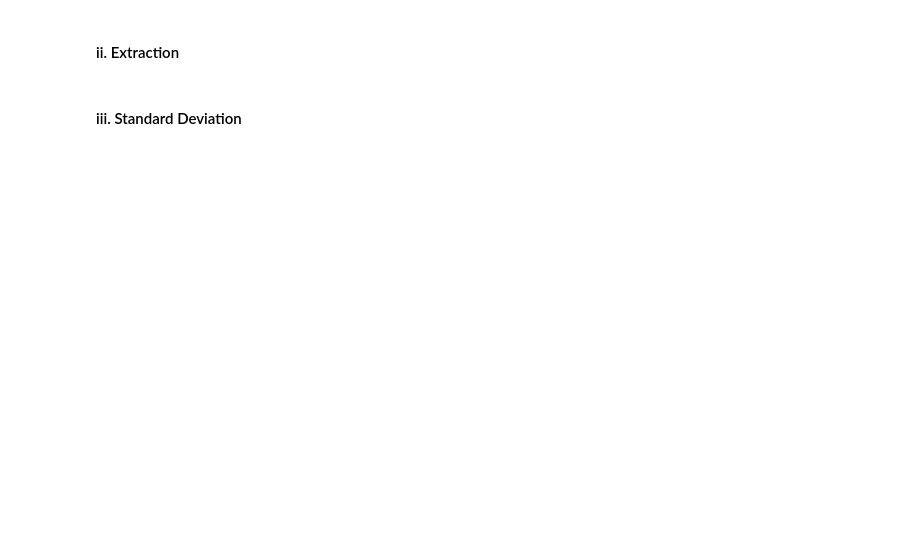
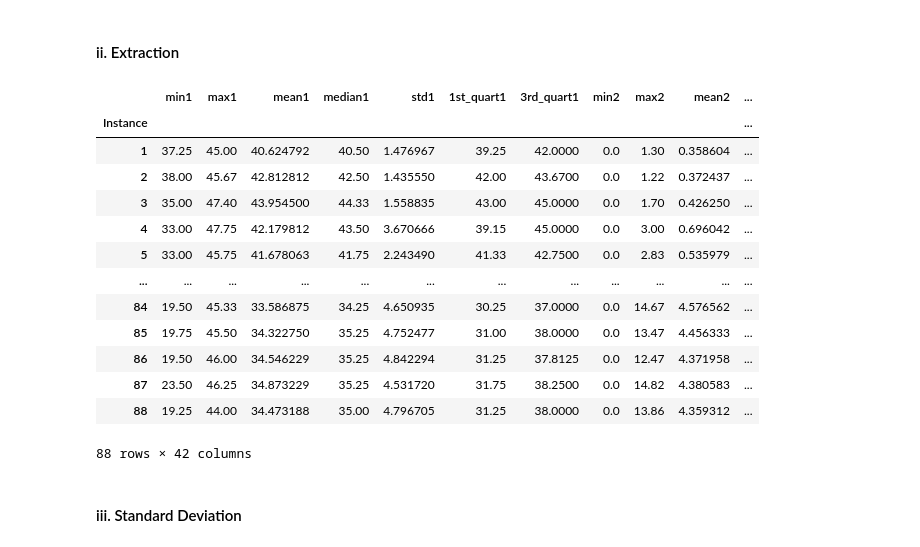
Before and after one commit to cxieusc/DSCI_552_HW3, a Jupyter notebook: notebook/Xie_Chong_HW3.ipynb, the cells around one changed output. Cells and saved outputs as stored; diff of their text form; code cells hidden in the pictures; blank space fills up the shorter version.

```diff
--- a/notebook/Xie_Chong_HW3.ipynb
+++ b/notebook/Xie_Chong_HW3.ipynb
@@ -111,4 +129,63 @@ Testing set shape: (9120, 7)
 # %% [markdown]
 #### ii. Extraction
+# %%
+sensor_columns = [
+    "avg_rss12",
+    "var_rss12",
+    "avg_rss13",
+    "var_rss13",
+    "avg_rss23",
+    "var_rss23"
+]
+
+feature_rows = []
+
+sorted_data = sorted(
+    data.items(),
+    key=lambda item: (
+        item[0][0],
+        int(item[0][1].replace("dataset", ""))
+    )
+)
+
+feature_rows = []
+
+for instance_id, ((activity, dataset_name), df) in enumerate(
+    sorted_data,
+    start=1
+):
+    row = {"Instance": instance_id}
+
+    for i, column in enumerate(sensor_columns, start=1):
+        series = pd.to_numeric(df[column], errors="coerce").dropna()
+
+        row[f"min{i}"] = series.min()
+        row[f"max{i}"] = series.max()
+        row[f"mean{i}"] = series.mean()
+        row[f"median{i}"] = series.median()
+        row[f"std{i}"] = series.std()
+        row[f"1st_quart{i}"] = series.quantile(0.25)
+        row[f"3rd_quart{i}"] = series.quantile(0.75)
+
+    feature_rows.append(row)
+
+feature_df = pd.DataFrame(feature_rows).set_index("Instance")
+# %%
+display(feature_df)
+# %% [output]
+|  | min1 | max1 | mean1 | median1 | std1 | 1st_quart1 | 3rd_quart1 | min2 | max2 | mean2 | ... |
+| Instance |  |  |  |  |  |  |  |  |  |  | ... |
+| 1 | 37.25 | 45.00 | 40.624792 | 40.50 | 1.476967 | 39.25 | 42.0000 | 0.0 | 1.30 | 0.358604 | ... |
+| 2 | 38.00 | 45.67 | 42.812812 | 42.50 | 1.435550 | 42.00 | 43.6700 | 0.0 | 1.22 | 0.372437 | ... |
+| 3 | 35.00 | 47.40 | 43.954500 | 44.33 | 1.558835 | 43.00 | 45.0000 | 0.0 | 1.70 | 0.426250 | ... |
+| 4 | 33.00 | 47.75 | 42.179812 | 43.50 | 3.670666 | 39.15 | 45.0000 | 0.0 | 3.00 | 0.696042 | ... |
+| 5 | 33.00 | 45.75 | 41.678063 | 41.75 | 2.243490 | 41.33 | 42.7500 | 0.0 | 2.83 | 0.535979 | ... |
+| ... | ... | ... | ... | ... | ... | ... | ... | ... | ... | ... | ... |
+| 84 | 19.50 | 45.33 | 33.586875 | 34.25 | 4.650935 | 30.25 | 37.0000 | 0.0 | 14.67 | 4.576562 | ... |
+| 85 | 19.75 | 45.50 | 34.322750 | 35.25 | 4.752477 | 31.00 | 38.0000 | 0.0 | 13.47 | 4.456333 | ... |
+| 86 | 19.50 | 46.00 | 34.546229 | 35.25 | 4.842294 | 31.25 | 37.8125 | 0.0 | 12.47 | 4.371958 | ... |
+| 87 | 23.50 | 46.25 | 34.873229 | 35.25 | 4.531720 | 31.75 | 38.2500 | 0.0 | 14.82 | 4.380583 | ... |
+| 88 | 19.25 | 44.00 | 34.473188 | 35.00 | 4.796705 | 31.25 | 38.0000 | 0.0 | 13.86 | 4.359312 | ... |
+88 rows × 42 columns
 # %% [markdown]
 #### iii. Standard Deviation
```
Also changed, not shown: parts of 4 cells of this notebook.
